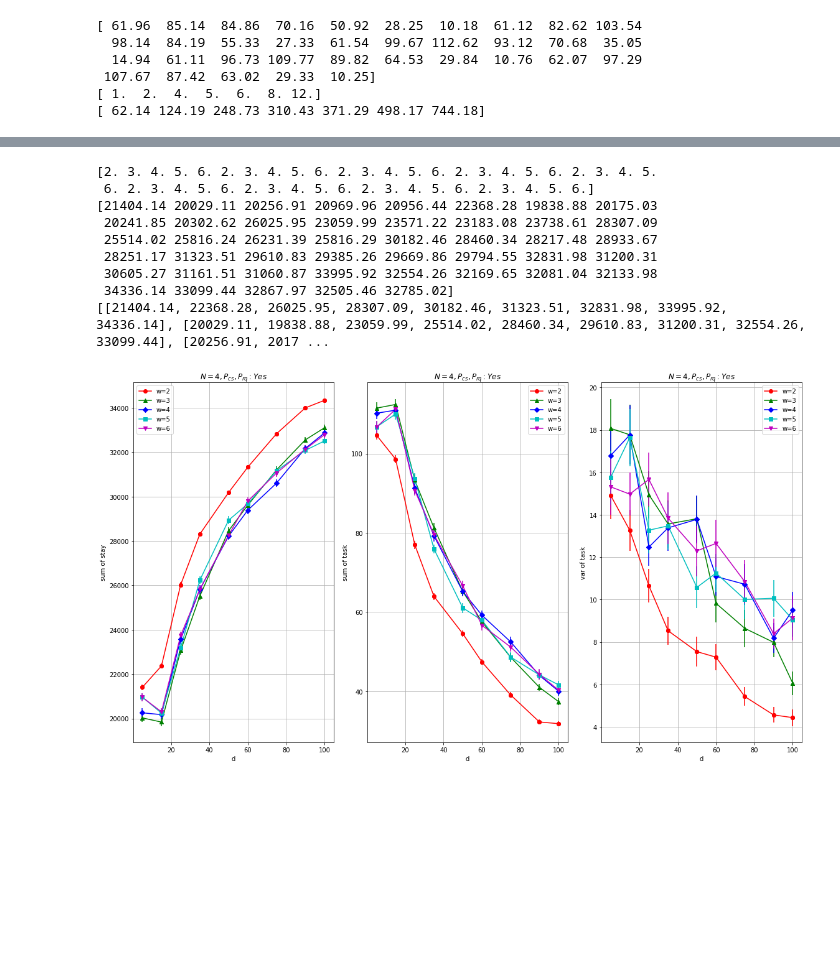
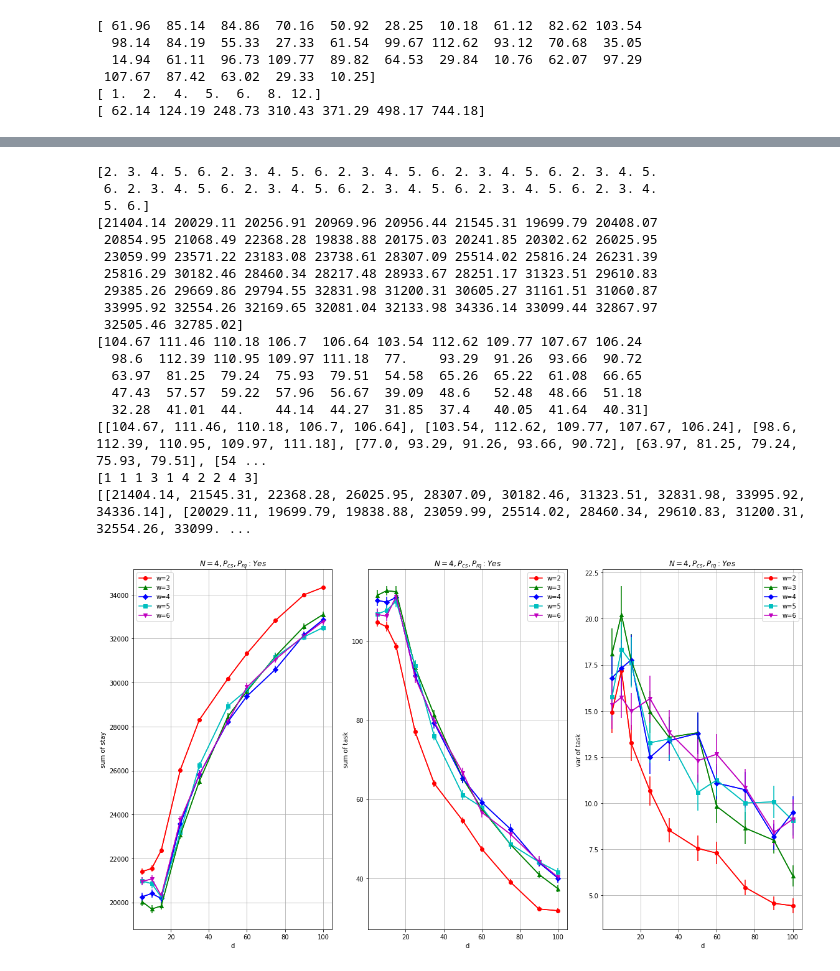
Before and after one commit to shoooooman/pad-data, a Jupyter notebook: data_plot.ipynb, the cells around one changed output, grey strips where cells are left out. Cells and saved outputs as stored; diff of their text form; code cells hidden in the pictures; blank space fills up the shorter version.

```diff
--- a/data_plot.ipynb
+++ b/data_plot.ipynb
@@ -25,10 +27,10 @@ NUM_TYPE_NUM_NODES = 7 # 1, 2, 4, 5, 6, 8, 12 -> 7 types
 WINDOW_SIZES = ['simple', '2', '3', '4', '5'] # redefined below
 NUM_WINDOW_SIZE = 5 # redefined below
 
-COLORS = ["r", "g", "b", "c", "m", "y", "k", "w"]
+COLORS = ["grey", "r", "g", "b", "c", "m", "y", "k", "w"]
 MARKERS = ['o', '^', 'D', 's', 'v', '*']
 
-plt.figure(figsize=(16, 9))
+plt.figure(figsize=(12, 18))
 
 def data_plot(xdata, ydata, errdata, title, ylabel, xlabel='N'):
     """
@@ -39,7 +41,7 @@ def data_plot(xdata, ydata, errdata, title, ylabel, xlabel='N'):
         x = xdata[NUM_TYPE_NUM_NODES*i:NUM_TYPE_NUM_NODES*(i+1)]
         y = ydata[NUM_TYPE_NUM_NODES*i:NUM_TYPE_NUM_NODES*(i+1)]
         err = errdata[NUM_TYPE_NUM_NODES*i:NUM_TYPE_NUM_NODES*(i+1)]
-        plt.errorbar(x, y, yerr=err, fmt=COLORS[i]+MARKERS[i], ecolor=COLORS[i])
+        plt.errorbar(x, y, yerr=err, fmt=COLORS[i])
         plt.plot(x, y, marker=MARKERS[i], color=COLORS[i], label='w='+WINDOW_SIZES[i])
 
     plt.title(title)
@@ -49,23 +51,24 @@ def data_plot(xdata, ydata, errdata, title, ylabel, xlabel='N'):
     plt.grid()
     plt.legend()
 
-plt.subplot(2, 3, 1)
+plt.subplot(3, 2, 1)
 data_plot(num_nodes, ave_sum_stay_t, se_sum_stay_t, '$d=10, P_{cs}, P_{rq}: Yes$', 'sum of stay')
 
-plt.subplot(2, 3, 2)
+plt.subplot(3, 2, 3)
 data_plot(num_nodes, ave_sum_task_t, se_sum_task_t, '$d=10, P_{cs}, P_{rq}: Yes$', 'sum of task')
 
-plt.subplot(2, 3, 3)
+plt.subplot(3, 2, 5)
 data_plot(num_nodes, ave_var_task_t, se_var_task_t, '$d=10, P_{cs}, P_{rq}: Yes$',  'var of task')
 
-plt.subplot(2, 3, 4)
+plt.subplot(3, 2, 2)
 data_plot(num_nodes, ave_sum_stay_f, se_sum_stay_f, '$d=10, P_{cs}, P_{rq}: No$',  'sum of stay')
 
-plt.subplot(2, 3, 5)
+plt.subplot(3, 2, 4)
 data_plot(num_nodes, ave_sum_task_f, se_sum_task_f, '$d=10, P_{cs}, P_{rq}: No$',  'sum of task')
 
-plt.subplot(2, 3, 6)
+plt.subplot(3, 2, 6)
 data_plot(num_nodes, ave_var_task_f, se_var_task_f, '$d=10, P_{cs}, P_{rq}: No$',  'var of task')
 
 plt.tight_layout()
+plt.savefig('./fig/graphs-wn.png')
 # %% [output]
@@ -94,12 +98,24 @@ data_plot(num_nodes, ratio_f, dummy_se, '$d=10, P_{cs}, P_{rq}: No$', 'ratio to
 # %%
 NUM_WINDOW_SIZE = 5 # redefined
 WINDOW_SIZES = ['2', '3', '4', '5', '6'] # redefined
-NUM_TYPE_DELAYS = 9 # 5, 15, 25, 35, 50, 60, 75, 90, 100
+NUM_TYPE_DELAYS = 10 # 5, 10, 15, 25, 35, 50, 60, 75, 90, 100
+DELAYS = [5, 10, 15, 25, 35, 50, 60, 75, 90, 100]
 MAX_DELAY = 100
-DELAYS = [5, 15, 25, 35, 50, 60, 75, 90, 100]
 priority_d, window_d, num_nodes_d, ave_sum_stay_d, se_sum_stay_d, ave_sum_task_d, se_sum_task_d, ave_var_task_d, se_var_task_d = np.loadtxt("./data/delay/data_summary", delimiter=',', unpack=True)
 print(window_d)
 print(ave_sum_stay_d)
+print(ave_sum_task_d)
+
+def parse_by_w(data):
+    parsed = [[] for i in range(NUM_TYPE_DELAYS)]
+    for i in range(NUM_TYPE_DELAYS):
+        for j in range(NUM_WINDOW_SIZE):
+            parsed[i].append(data[NUM_WINDOW_SIZE*i+j])
+    return parsed
+
+max_index_sum_task = parse_by_w(ave_sum_task_d)
+print(max_index_sum_task)
+print(np.argmax(max_index_sum_task, axis=1))
 
 def parse_wx_to_dx(data):
     parsed = [[] for i in range(NUM_WINDOW_SIZE)]
@@ -109,41 +125,52 @@ def parse_wx_to_dx(data):
     return parsed
 
 print(parse_wx_to_dx(ave_sum_stay_d))
 
 def data_plot_d(xdata, ydata, errdata, title, ylabel, xlabel='d'):
     """
     Plot graph with xdata and ydata.
     The second param errdata represents yerror.
     """
     for i in range(NUM_WINDOW_SIZE):
         x = xdata
         y = ydata[i]
         err = errdata[i]
-        plt.errorbar(x, y, yerr=err, fmt=COLORS[i]+MARKERS[i], ecolor=COLORS[i])
-        plt.plot(x, y, marker=MARKERS[i], color=COLORS[i], label='w='+WINDOW_SIZES[i])
+        plt.errorbar(x, y, yerr=err, fmt=COLORS[i+1])
+        plt.plot(x, y, marker=MARKERS[i], color=COLORS[i+1], label='w='+WINDOW_SIZES[i])
 
     plt.title(title)
     plt.xlabel(xlabel)
     plt.ylabel(ylabel)
     plt.grid()
     plt.legend()
 
 plt.figure(figsize=(16, 9))
 plt.subplot(1, 3, 1)
 data_plot_d(DELAYS, parse_wx_to_dx(ave_sum_stay_d), parse_wx_to_dx(se_sum_stay_d), '$N = 4, P_{cs}, P_{rq}: Yes$', 'sum of stay')
 plt.subplot(1, 3, 2)
 data_plot_d(DELAYS, parse_wx_to_dx(ave_sum_task_d), parse_wx_to_dx(se_sum_task_d), '$N = 4, P_{cs}, P_{rq}: Yes$', 'sum of task')
 plt.subplot(1, 3, 3)
 data_plot_d(DELAYS, parse_wx_to_dx(ave_var_task_d), parse_wx_to_dx(se_var_task_d), '$N = 4, P_{cs}, P_{rq}: Yes$', 'var of task')
 plt.tight_layout()
+
+# choose the best w for each d, and plot them as a function of d
 # %% [output]
 [2. 3. 4. 5. 6. 2. 3. 4. 5. 6. 2. 3. 4. 5. 6. 2. 3. 4. 5. 6. 2. 3. 4. 5.
- 6. 2. 3. 4. 5. 6. 2. 3. 4. 5. 6. 2. 3. 4. 5. 6. 2. 3. 4. 5. 6.]
-[21404.14 20029.11 20256.91 20969.96 20956.44 22368.28 19838.88 20175.03
- 20241.85 20302.62 26025.95 23059.99 23571.22 23183.08 23738.61 28307.09
- 25514.02 25816.24 26231.39 25816.29 30182.46 28460.34 28217.48 28933.67
- 28251.17 31323.51 29610.83 29385.26 29669.86 29794.55 32831.98 31200.31
- 30605.27 31161.51 31060.87 33995.92 32554.26 32169.65 32081.04 32133.98
- 34336.14 33099.44 32867.97 32505.46 32785.02]
-[[21404.14, 22368.28, 26025.95, 28307.09, 30182.46, 31323.51, 32831.98, 33995.92, 34336.14], [20029.11, 19838.88, 23059.99, 25514.02, 28460.34, 29610.83, 31200.31, 32554.26, 33099.44], [20256.91, 2017 ...
+ 6. 2. 3. 4. 5. 6. 2. 3. 4. 5. 6. 2. 3. 4. 5. 6. 2. 3. 4. 5. 6. 2. 3. 4.
+ 5. 6.]
+[21404.14 20029.11 20256.91 20969.96 20956.44 21545.31 19699.79 20408.07
+ 20854.95 21068.49 22368.28 19838.88 20175.03 20241.85 20302.62 26025.95
+ 23059.99 23571.22 23183.08 23738.61 28307.09 25514.02 25816.24 26231.39
+ 25816.29 30182.46 28460.34 28217.48 28933.67 28251.17 31323.51 29610.83
+ 29385.26 29669.86 29794.55 32831.98 31200.31 30605.27 31161.51 31060.87
+ 33995.92 32554.26 32169.65 32081.04 32133.98 34336.14 33099.44 32867.97
+ 32505.46 32785.02]
+[104.67 111.46 110.18 106.7  106.64 103.54 112.62 109.77 107.67 106.24
+  98.6  112.39 110.95 109.97 111.18  77.    93.29  91.26  93.66  90.72
+  63.97  81.25  79.24  75.93  79.51  54.58  65.26  65.22  61.08  66.65
+  47.43  57.57  59.22  57.96  56.67  39.09  48.6   52.48  48.66  51.18
+  32.28  41.01  44.    44.14  44.27  31.85  37.4   40.05  41.64  40.31]
+[[104.67, 111.46, 110.18, 106.7, 106.64], [103.54, 112.62, 109.77, 107.67, 106.24], [98.6, 112.39, 110.95, 109.97, 111.18], [77.0, 93.29, 91.26, 93.66, 90.72], [63.97, 81.25, 79.24, 75.93, 79.51], [54 ...
+[1 1 1 3 1 4 2 2 4 3]
+[[21404.14, 21545.31, 22368.28, 26025.95, 28307.09, 30182.46, 31323.51, 32831.98, 33995.92, 34336.14], [20029.11, 19699.79, 19838.88, 23059.99, 25514.02, 28460.34, 29610.83, 31200.31, 32554.26, 33099. ...
-[figure, old version]
+[figure, new version]
```
Also changed, not shown: parts of 3 cells of this notebook, 4 other files.
